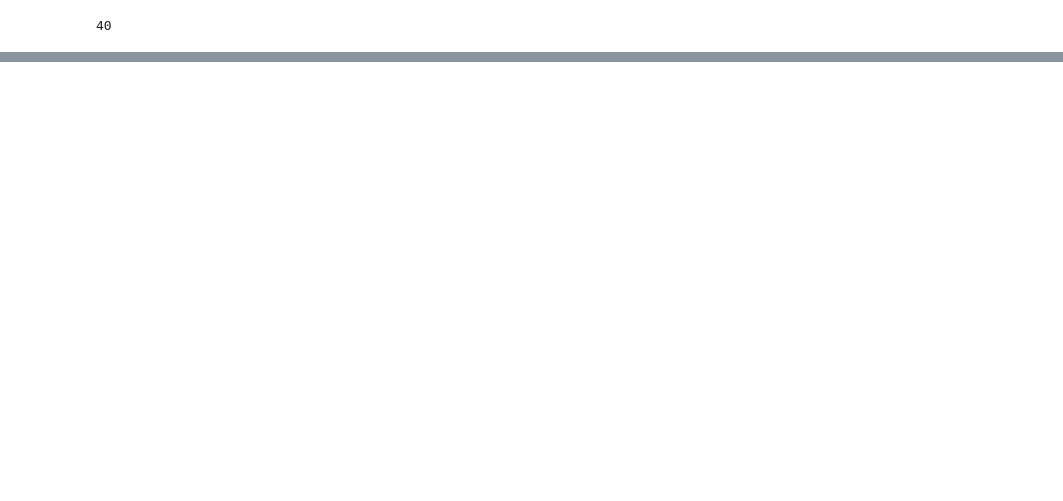
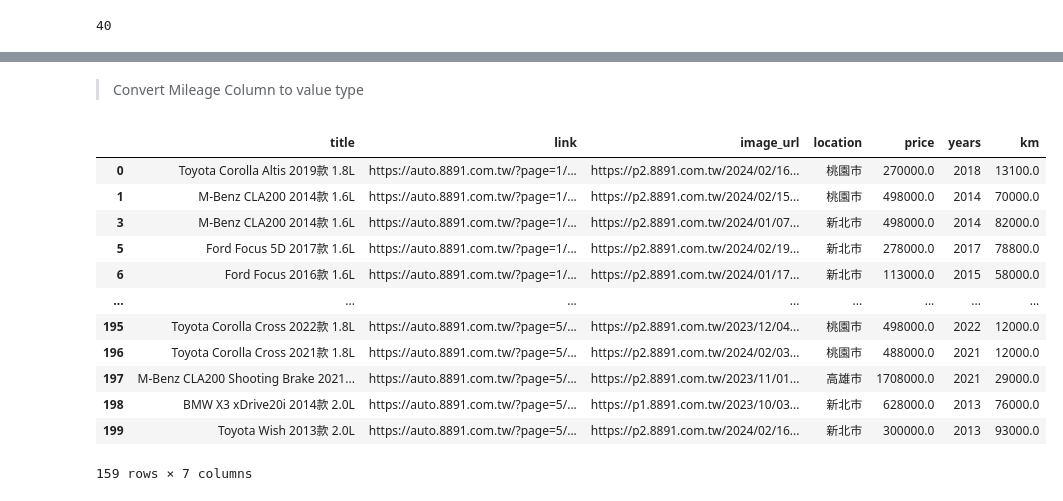
Before and after one commit to Zachky/Learning_Zone2, a Jupyter notebook: Practice_Notebook/Chapter_7/Chapter_7.ipynb, the cells around one changed output, grey strips where cells are left out. Saved outputs shown, nothing was run; the diff lists cells and outputs as text; code cells hidden in the pictures; blank space fills up the shorter version.

```diff
--- a/Practice_Notebook/Chapter_7/Chapter_7.ipynb
+++ b/Practice_Notebook/Chapter_7/Chapter_7.ipynb
@@ -348,0 +422,8 @@ df.to_csv('8891_car_data.csv',encoding='utf-8-sig')
+# %%
+def Price_Convert(price):
+    new_price = eval(price.replace('萬',''))
+    if '萬' in price:
+        new_price = eval(price.replace('萬',''))*10000
+    return new_price
+# %%
+df1['price'] = df1['price'].apply(Price_Convert)
@@ -348,0 +432,5 @@ df.to_csv('8891_car_data.csv',encoding='utf-8-sig')
+# %%
+def convert_year(year):
+    return eval(year.replace('年',''))
+# %%
+df1['years'] = df1['years'].apply(convert_year)
@@ -348,0 +494,2 @@ df.to_csv('8891_car_data.csv',encoding='utf-8-sig')
+# %% [markdown]
+> Convert Mileage Column to value type
@@ -348,0 +504,16 @@ df.to_csv('8891_car_data.csv',encoding='utf-8-sig')
+# %%
+df1
+# %% [output]
+|  | title | link | image_url | location | price | years | km |
+| 0 | Toyota Corolla Altis 2019款 1.8L | https://auto.8891.com.tw/?page=1/... | https://p2.8891.com.tw/2024/02/16... | 桃園市 | 270000.0 | 2018 | 13100.0 |
+| 1 | M-Benz CLA200 2014款 1.6L | https://auto.8891.com.tw/?page=1/... | https://p2.8891.com.tw/2024/02/15... | 桃園市 | 498000.0 | 2014 | 70000.0 |
+| 3 | M-Benz CLA200 2014款 1.6L | https://auto.8891.com.tw/?page=1/... | https://p2.8891.com.tw/2024/01/07... | 新北市 | 498000.0 | 2014 | 82000.0 |
+| 5 | Ford Focus 5D 2017款 1.6L | https://auto.8891.com.tw/?page=1/... | https://p2.8891.com.tw/2024/02/19... | 新北市 | 278000.0 | 2017 | 78800.0 |
+| 6 | Ford Focus 2016款 1.6L | https://auto.8891.com.tw/?page=1/... | https://p2.8891.com.tw/2024/01/17... | 新北市 | 113000.0 | 2015 | 58000.0 |
+| ... | ... | ... | ... | ... | ... | ... | ... |
+| 195 | Toyota Corolla Cross 2022款 1.8L | https://auto.8891.com.tw/?page=5/... | https://p2.8891.com.tw/2023/12/04... | 桃園市 | 498000.0 | 2022 | 12000.0 |
+| 196 | Toyota Corolla Cross 2021款 1.8L | https://auto.8891.com.tw/?page=5/... | https://p2.8891.com.tw/2024/02/03... | 桃園市 | 488000.0 | 2021 | 12000.0 |
+| 197 | M-Benz CLA200 Shooting Brake 2021... | https://auto.8891.com.tw/?page=5/... | https://p2.8891.com.tw/2023/11/01... | 高雄市 | 1708000.0 | 2021 | 29000.0 |
+| 198 | BMW X3 xDrive20i 2014款 2.0L | https://auto.8891.com.tw/?page=5/... | https://p1.8891.com.tw/2023/10/03... | 新北市 | 628000.0 | 2013 | 76000.0 |
+| 199 | Toyota Wish 2013款 2.0L | https://auto.8891.com.tw/?page=5/... | https://p2.8891.com.tw/2024/02/16... | 新北市 | 300000.0 | 2013 | 93000.0 |
+159 rows × 7 columns
```
Also changed, not shown: parts of 40 cells of this notebook, 4 other files.
